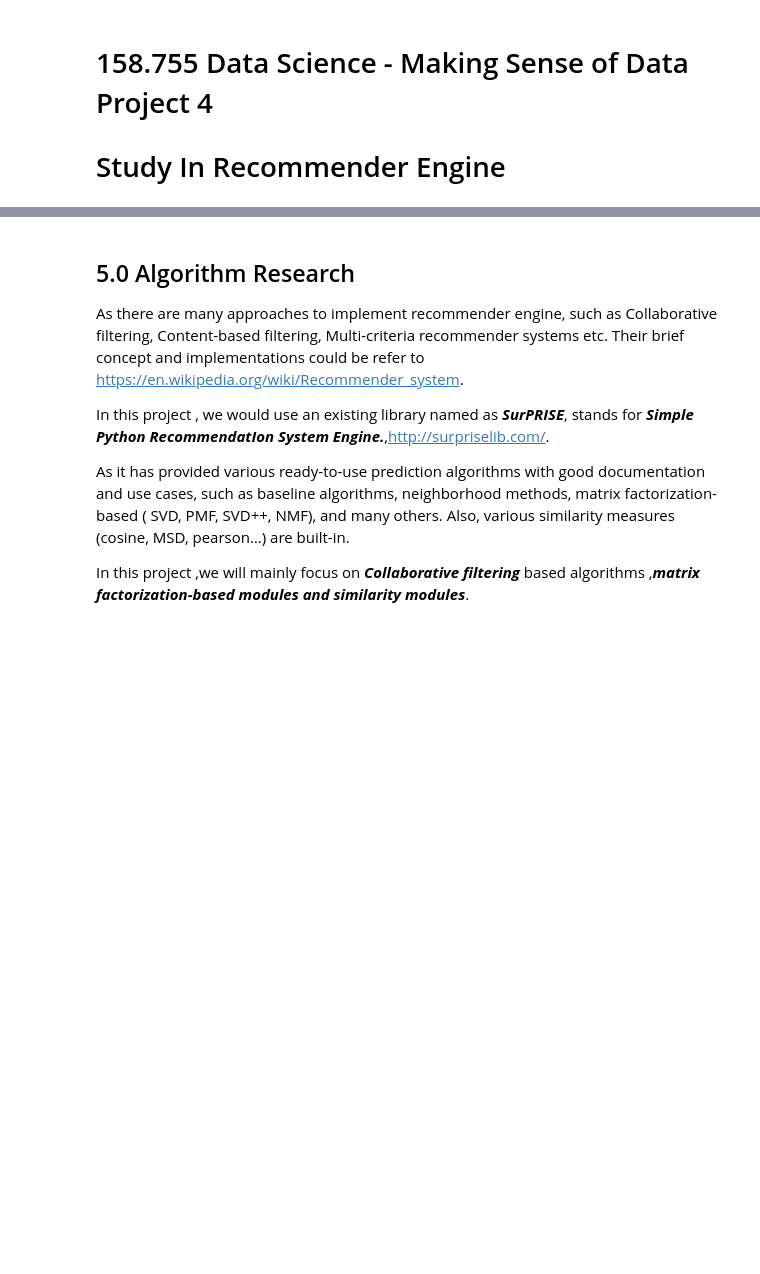
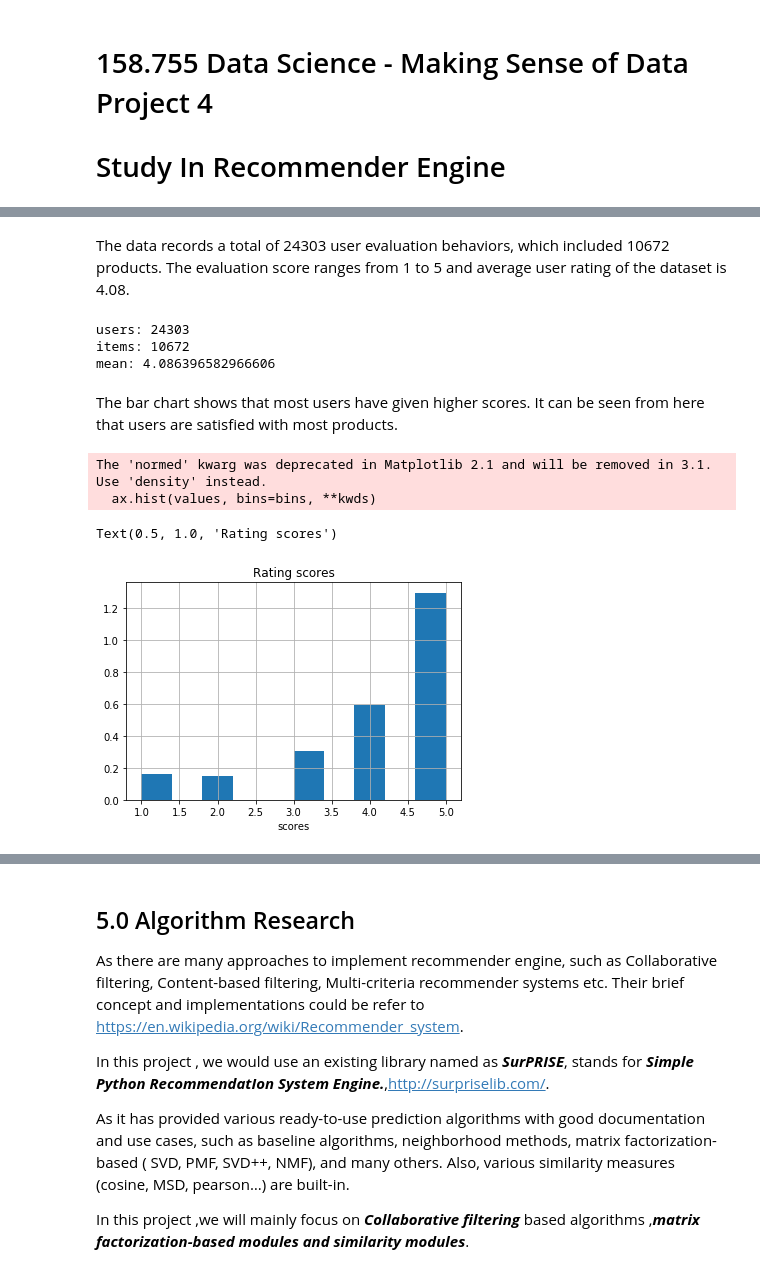
Before and after one commit to zwan074/Data-Assignment-3, a Jupyter notebook: Vincent/Draft_report.ipynb, the cells around one changed output, grey strips where cells are left out. Saved outputs shown, nothing was run; the diff lists cells and outputs as text; code cells hidden in the pictures; blank space fills up the shorter version.

```diff
--- a/Vincent/Draft_report.ipynb
+++ b/Vincent/Draft_report.ipynb
@@ -56,0 +75,2 @@ The following code/function has demonstrated the implementation of this process:
+# %%
+data = pd.read_json('./datasets/reviews_Video_Games_5.json', lines=True)
@@ -56,0 +88,21 @@ The following code/function has demonstrated the implementation of this process:
+# %% [markdown]
+The data records a total of 24303 user evaluation behaviors, which included 10672 products. The evaluation score ranges from 1 to 5 and average user rating of the dataset is 4.08.
+# %%
+print("users:",len(data['reviewerID'].unique()))
+print("items:",len(data['asin'].unique()))
+print("mean:",data['overall'].mean())
+# %% [output]
+users: 24303
+items: 10672
+mean: 4.086396582966606
+# %% [markdown]
+The bar chart shows that most users have given higher scores. It can be seen from here that users are satisfied with most products.
+# %%
+data['overall'].hist(bins = 10,histtype = 'bar',normed =True)
+plt.xlabel('scores')
+plt.title("Rating scores")
+# %% [output]
+The 'normed' kwarg was deprecated in Matplotlib 2.1 and will be removed in 3.1. Use 'density' instead.
+  ax.hist(values, bins=bins, **kwds)
+Text(0.5, 1.0, 'Rating scores')
+[figure, added]
```
Also changed, not shown: parts of 23 cells of this notebook, 1 other file.
